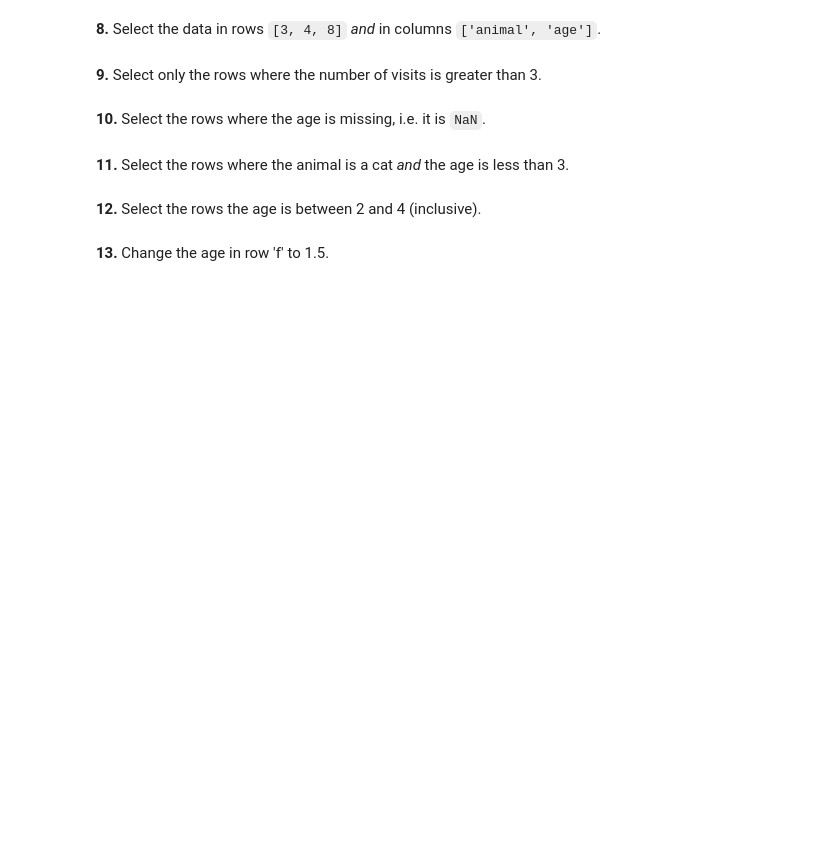
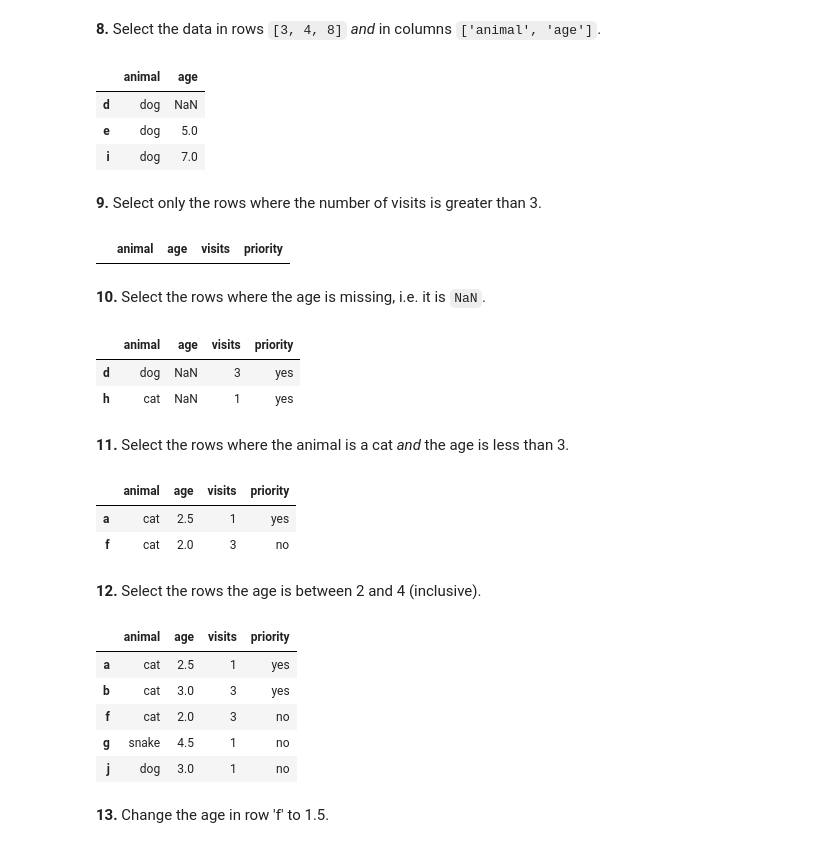
Before and after one commit to meganenglert/CISC367, a Jupyter notebook: Week 3 - Pandas Problems/100_pandas_puzzles.ipynb, the cells around one changed output. Drawn from its saved outputs; the diff is of its cells as text; code cells hidden in the pictures; blank space fills up the shorter version.

Commit message:
100_pandas_problems after class 3/2

```diff
--- a/Week 3 - Pandas Problems/100_pandas_puzzles.ipynb
+++ b/Week 3 - Pandas Problems/100_pandas_puzzles.ipynb
@@ -128,12 +138,46 @@ KeyError: 'animal'
 # %% [markdown]
 **8.** Select the data in rows `[3, 4, 8]` *and* in columns `['animal', 'age']`.
+# %%
+df.iloc[[3,4,8],0:2]
+# %% [output]
+|  | animal | age |
+| d | dog | NaN |
+| e | dog | 5.0 |
+| i | dog | 7.0 |
 # %% [markdown]
 **9.** Select only the rows where the number of visits is greater than 3.
+# %%
+df[df["visits"] > 3]
+# %% [output]
+|  | animal | age | visits | priority |
 # %% [markdown]
 **10.** Select the rows where the age is missing, i.e. it is `NaN`.
+# %%
+# found NaN test here: https://stackoverflow.com/questions/944700/how-can-i-check-for-nan-values
+df[df['age'] != df['age']]
+# %% [output]
+|  | animal | age | visits | priority |
+| d | dog | NaN | 3 | yes |
+| h | cat | NaN | 1 | yes |
 # %% [markdown]
 **11.** Select the rows where the animal is a cat *and* the age is less than 3.
+# %%
+# found syntax here: https://pandas.pydata.org/docs/getting_started/intro_tutorials/03_subset_data.html
+df[(df['animal'] == 'cat') & (df['age'] < 3)]
+# %% [output]
+|  | animal | age | visits | priority |
+| a | cat | 2.5 | 1 | yes |
+| f | cat | 2.0 | 3 | no |
 # %% [markdown]
 **12.** Select the rows the age is between 2 and 4 (inclusive).
+# %%
+df[(df['age'] > 1) & (df['age'] < 5)]
+# %% [output]
+|  | animal | age | visits | priority |
+| a | cat | 2.5 | 1 | yes |
+| b | cat | 3.0 | 3 | yes |
+| f | cat | 2.0 | 3 | no |
+| g | snake | 4.5 | 1 | no |
+| j | dog | 3.0 | 1 | no |
 # %% [markdown]
 **13.** Change the age in row 'f' to 1.5.
```
Also changed, not shown: parts of 5 cells of this notebook.
